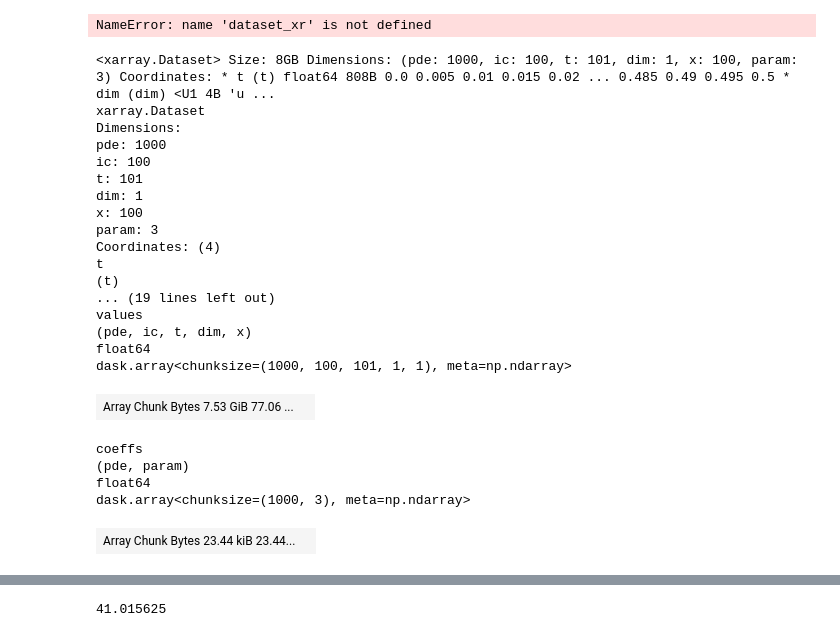
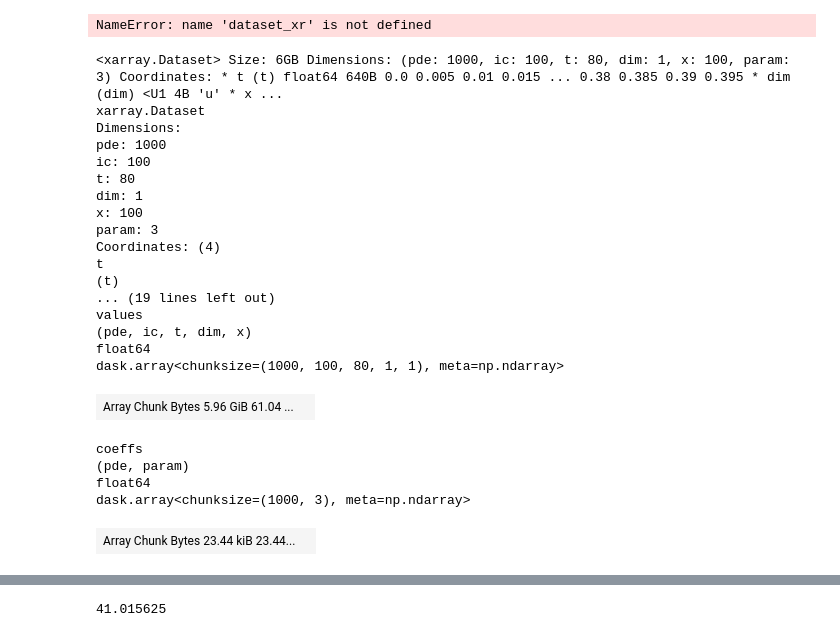
Before and after one commit to xx257xx/CONTEXT_FLUX_NO, a Jupyter notebook: notebooks/training/multiphysics_cubic.ipynb, the cells around one changed output, grey strips where cells are left out. Drawn from its saved outputs; the diff is of its cells as text; code cells hidden in the pictures.

```diff
--- a/notebooks/training/multiphysics_cubic.ipynb
+++ b/notebooks/training/multiphysics_cubic.ipynb
@@ -68,28 +71,28 @@ NameError: name 'dataset_xr' is not defined
 # %%
 datadir = Path("../../data")
 dataset_xr = xr.open_dataset(
     datadir / "cubic_no_source_large_train.hdf5", engine="h5netcdf", chunks={}
-)
+).isel({"t": slice(0, 80)})
 dataset_xr
 # %% [output]
-<xarray.Dataset> Size: 8GB Dimensions: (pde: 1000, ic: 100, t: 101, dim: 1, x: 100, param: 3) Coordinates: * t (t) float64 808B 0.0 0.005 0.01 0.015 0.02 ... 0.485 0.49 0.495 0.5 * dim (dim) <U1 4B 'u ...
+<xarray.Dataset> Size: 6GB Dimensions: (pde: 1000, ic: 100, t: 80, dim: 1, x: 100, param: 3) Coordinates: * t (t) float64 640B 0.0 0.005 0.01 0.015 ... 0.38 0.385 0.39 0.395 * dim (dim) <U1 4B 'u' * x ...
 xarray.Dataset
 Dimensions:
 pde: 1000
 ic: 100
-t: 101
+t: 80
 dim: 1
 x: 100
 param: 3
 Coordinates: (4)
 t
 (t)
 ... (19 lines left out)
 values
 (pde, ic, t, dim, x)
 float64
-dask.array<chunksize=(1000, 100, 101, 1, 1), meta=np.ndarray>
+dask.array<chunksize=(1000, 100, 80, 1, 1), meta=np.ndarray>
-| Array Chunk Bytes 7.53 GiB 77.06 ... |  |
+| Array Chunk Bytes 5.96 GiB 61.04 ... |  |
 coeffs
 (pde, param)
 float64
```
Also changed, not shown: parts of 11 cells of this notebook, 10 other files.
